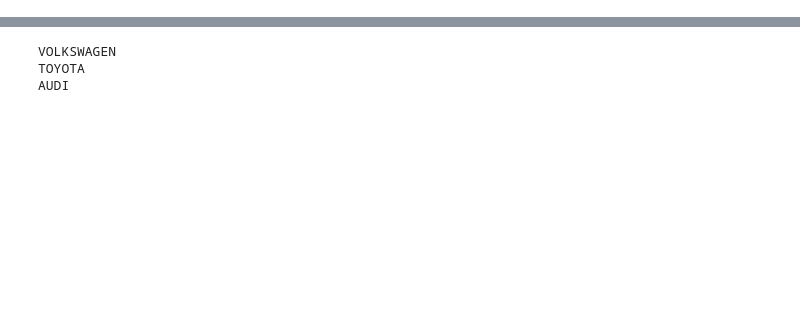
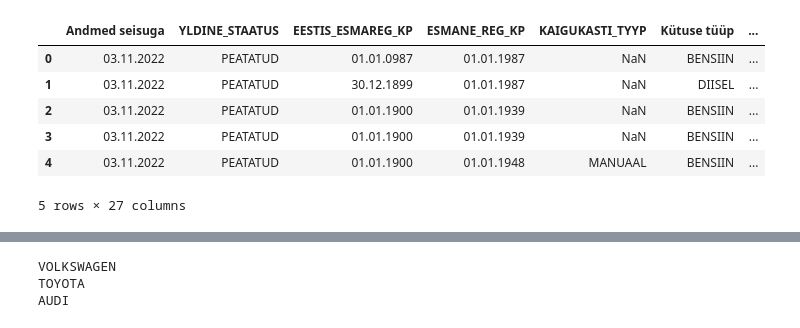
Before and after one commit to LiisReimand/DS_project, a Jupyter notebook: DSproject_D3.ipynb, the cells around one changed output, grey strips where cells are left out. Cells and saved outputs as stored; diff of their text form; code cells hidden in the pictures; blank space fills up the shorter version.

```diff
--- a/DSproject_D3.ipynb
+++ b/DSproject_D3.ipynb
@@ -9,6 +9,15 @@ data_orig=pd.read_csv("soidukid.csv",on_bad_lines='skip', sep=";")
 # %%
 #kopeerime originaalse andmestiku
 data=data_orig.copy()
+data.head()
+# %% [output]
+|  | Andmed seisuga | YLDINE_STAATUS | EESTIS_ESMAREG_KP | ESMANE_REG_KP | KAIGUKASTI_TYYP | Kütuse tüüp | ... |
+| 0 | 03.11.2022 | PEATATUD | 01.01.0987 | 01.01.1987 | NaN | BENSIIN | ... |
+| 1 | 03.11.2022 | PEATATUD | 30.12.1899 | 01.01.1987 | NaN | DIISEL | ... |
+| 2 | 03.11.2022 | PEATATUD | 01.01.1900 | 01.01.1939 | NaN | BENSIIN | ... |
+| 3 | 03.11.2022 | PEATATUD | 01.01.1900 | 01.01.1939 | NaN | BENSIIN | ... |
+| 4 | 03.11.2022 | PEATATUD | 01.01.1900 | 01.01.1948 | MANUAAL | BENSIIN | ... |
+5 rows × 27 columns
 # %%
 #kustutame ebavajalikud andmed
 data=data[data.YLDINE_STAATUS != "PEATATUD"]
```
Also changed, not shown: parts of 29 cells of this notebook.
